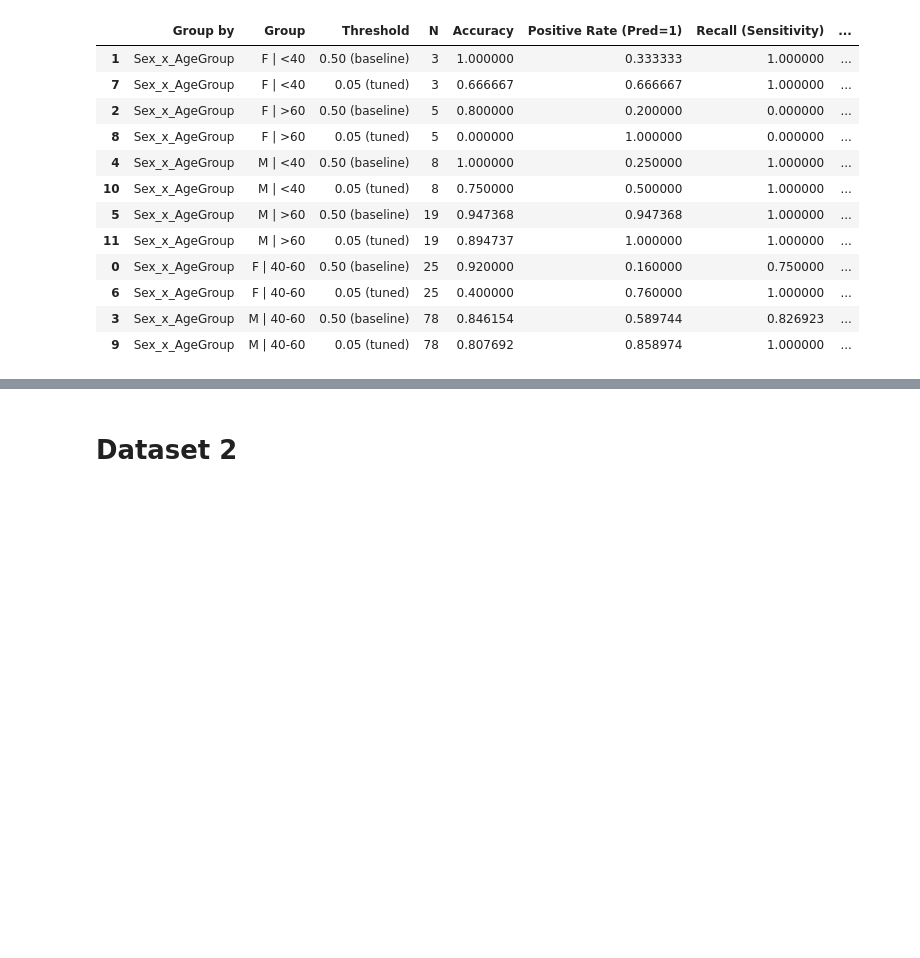
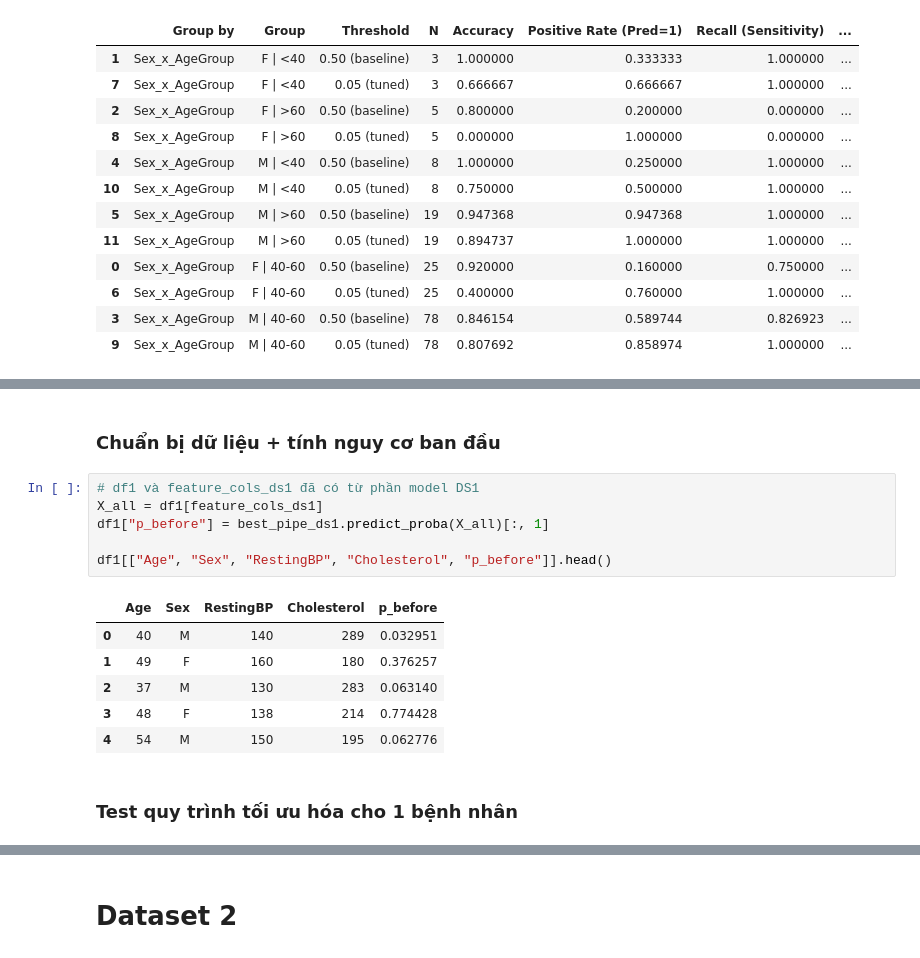
Before and after one commit to NguyenBuiHongTien/CVD_ML, a Jupyter notebook: CDV_New.ipynb, the cells around one changed output, grey strips where cells are left out. Saved outputs shown, nothing was run; the diff lists cells and outputs as text; blank space fills up the shorter version.

```diff
--- a/CDV_New.ipynb
+++ b/CDV_New.ipynb
@@ -1473,0 +1488,17 @@ else:
+# %% [markdown]
+### Chuẩn bị dữ liệu + tính nguy cơ ban đầu
+# %%
+# df1 và feature_cols_ds1 đã có từ phần model DS1
+X_all = df1[feature_cols_ds1]
+df1["p_before"] = best_pipe_ds1.predict_proba(X_all)[:, 1]
+
+df1[["Age", "Sex", "RestingBP", "Cholesterol", "p_before"]].head()
+# %% [output]
+|  | Age | Sex | RestingBP | Cholesterol | p_before |
+| 0 | 40 | M | 140 | 289 | 0.032951 |
+| 1 | 49 | F | 160 | 180 | 0.376257 |
+| 2 | 37 | M | 130 | 283 | 0.063140 |
+| 3 | 48 | F | 138 | 214 | 0.774428 |
+| 4 | 54 | M | 150 | 195 | 0.062776 |
+# %% [markdown]
+### Test quy trình tối ưu hóa cho 1 bệnh nhân
```
Also changed, not shown: parts of 48 cells of this notebook, 4 other files.
